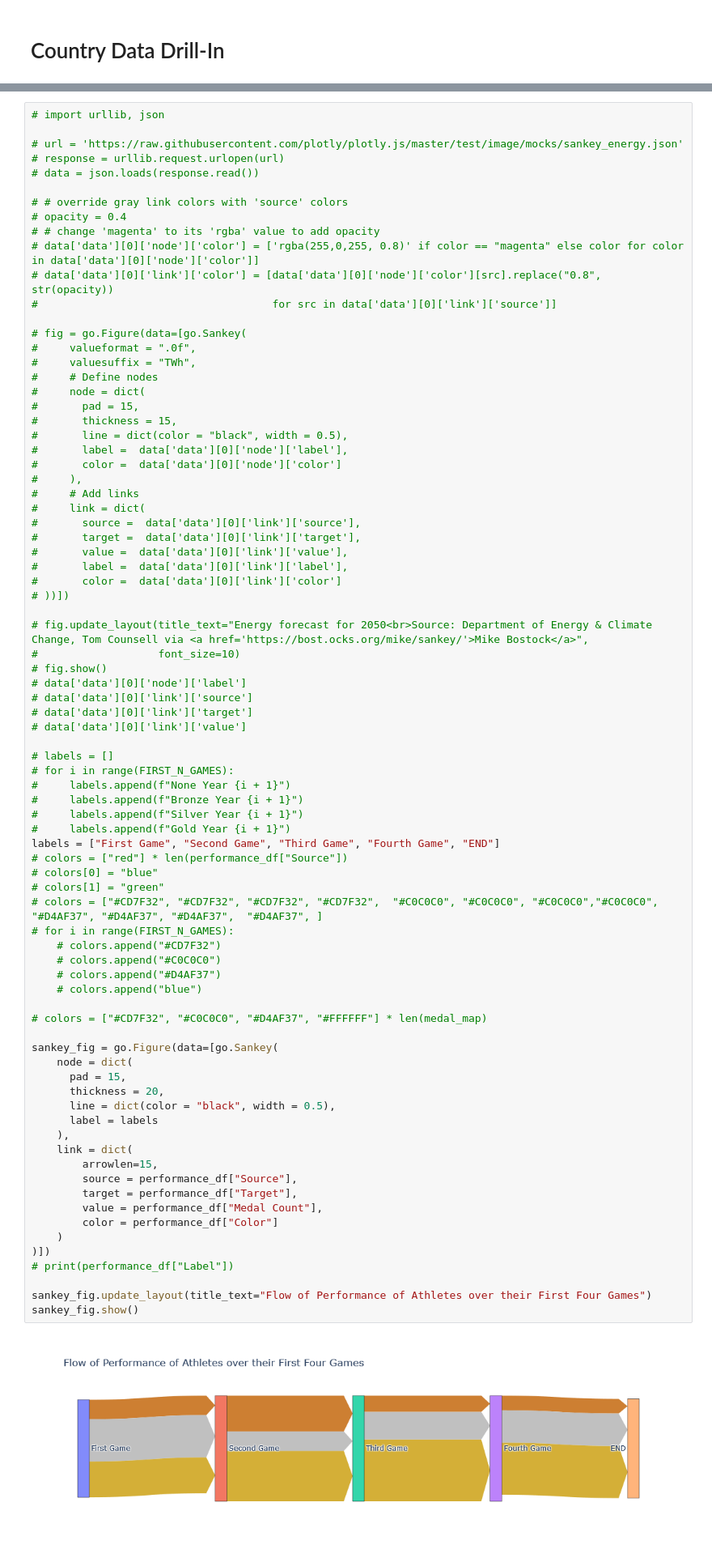
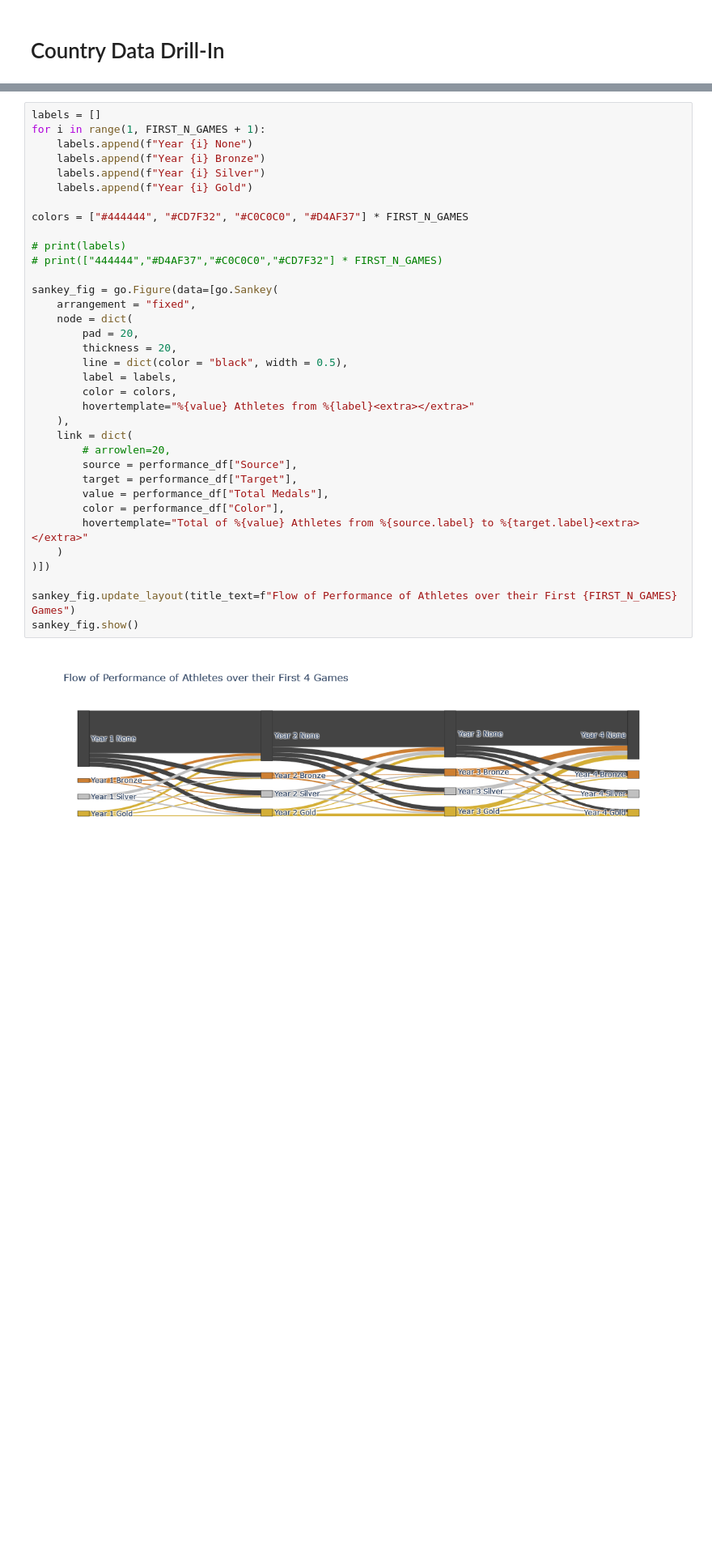
Before and after one commit to genghiskhang/olympic-data, a Jupyter notebook: src/app.ipynb, the cells around one changed output, grey strips where cells are left out. Shown at 81% size. Cells and saved outputs as stored; diff of their text form; blank space fills up the shorter version.

Commit message:
Updated sankey, added captions

```diff
--- a/src/app.ipynb
+++ b/src/app.ipynb
@@ -318,85 +361,40 @@ performance_df
 # %%
-# import urllib, json
+labels = []
+for i in range(1, FIRST_N_GAMES + 1):
+    labels.append(f"Year {i} None")
+    labels.append(f"Year {i} Bronze")
+    labels.append(f"Year {i} Silver")
+    labels.append(f"Year {i} Gold")
 
-# url = 'https://raw.githubusercontent.com/plotly/plotly.js/master/test/image/mocks/sankey_energy.json'
-# response = urllib.request.urlopen(url)
-# data = json.loads(response.read())
+colors = ["#444444", "#CD7F32", "#C0C0C0", "#D4AF37"] * FIRST_N_GAMES
 
-# # override gray link colors with 'source' colors
-# opacity = 0.4
-# # change 'magenta' to its 'rgba' value to add opacity
-# data['data'][0]['node']['color'] = ['rgba(255,0,255, 0.8)' if color == "magenta" else color for color in data['data'][0]['node']['color']]
-# data['data'][0]['link']['color'] = [data['data'][0]['node']['color'][src].replace("0.8", str(opacity))
-#                                     for src in data['data'][0]['link']['source']]
-
-# fig = go.Figure(data=[go.Sankey(
-#     valueformat = ".0f",
-#     valuesuffix = "TWh",
-#     # Define nodes
-#     node = dict(
-#       pad = 15,
-#       thickness = 15,
-#       line = dict(color = "black", width = 0.5),
-#       label =  data['data'][0]['node']['label'],
-#       color =  data['data'][0]['node']['color']
-#     ),
-#     # Add links
-#     link = dict(
-#       source =  data['data'][0]['link']['source'],
-#       target =  data['data'][0]['link']['target'],
-#       value =  data['data'][0]['link']['value'],
-#       label =  data['data'][0]['link']['label'],
-#       color =  data['data'][0]['link']['color']
-# ))])
-
-# fig.update_layout(title_text="Energy forecast for 2050<br>Source: Department of Energy & Climate Change, Tom Counsell via <a href='https://bost.ocks.org/mike/sankey/'>Mike Bostock</a>",
-#                   font_size=10)
-# fig.show()
-# data['data'][0]['node']['label']
-# data['data'][0]['link']['source']
-# data['data'][0]['link']['target']
-# data['data'][0]['link']['value']
-
-# labels = []
-# for i in range(FIRST_N_GAMES):
-#     labels.append(f"None Year {i + 1}")
-#     labels.append(f"Bronze Year {i + 1}")
-#     labels.append(f"Silver Year {i + 1}")
-#     labels.append(f"Gold Year {i + 1}")
-labels = ["First Game", "Second Game", "Third Game", "Fourth Game", "END"]
-# colors = ["red"] * len(performance_df["Source"])
-# colors[0] = "blue"
-# colors[1] = "green"
-# colors = ["#CD7F32", "#CD7F32", "#CD7F32", "#CD7F32",  "#C0C0C0", "#C0C0C0", "#C0C0C0","#C0C0C0", "#D4AF37", "#D4AF37", "#D4AF37",  "#D4AF37", ]
-# for i in range(FIRST_N_GAMES):
-    # colors.append("#CD7F32")
-    # colors.append("#C0C0C0")
-    # colors.append("#D4AF37")
-    # colors.append("blue")
-
-# colors = ["#CD7F32", "#C0C0C0", "#D4AF37", "#FFFFFF"] * len(medal_map)
+# print(labels)
+# print(["444444","#D4AF37","#C0C0C0","#CD7F32"] * FIRST_N_GAMES)
 
 sankey_fig = go.Figure(data=[go.Sankey(
+    arrangement = "fixed",
     node = dict(
-      pad = 15,
-      thickness = 20,
-      line = dict(color = "black", width = 0.5),
-      label = labels
+        pad = 20,
+        thickness = 20,
+        line = dict(color = "black", width = 0.5),
+        label = labels,
+        color = colors,
+        hovertemplate="%{value} Athletes from %{label}<extra></extra>"
     ),
     link = dict(
-        arrowlen=15,
+        # arrowlen=20,
         source = performance_df["Source"],
         target = performance_df["Target"],
-        value = performance_df["Medal Count"],
-        color = performance_df["Color"]
+        value = performance_df["Total Medals"],
+        color = performance_df["Color"],
+        hovertemplate="Total of %{value} Athletes from %{source.label} to %{target.label}<extra></extra>"
     )
 )])
-# print(performance_df["Label"])
 
-sankey_fig.update_layout(title_text="Flow of Performance of Athletes over their First Four Games")
+sankey_fig.update_layout(title_text=f"Flow of Performance of Athletes over their First {FIRST_N_GAMES} Games")
 sankey_fig.show()
 # %% [output]
-[figure, old version]
+[figure, new version]
 # %% [markdown]
 # Dash Layout
 # %%
```
Also changed, not shown: parts of 4 cells of this notebook, 7 other files.
